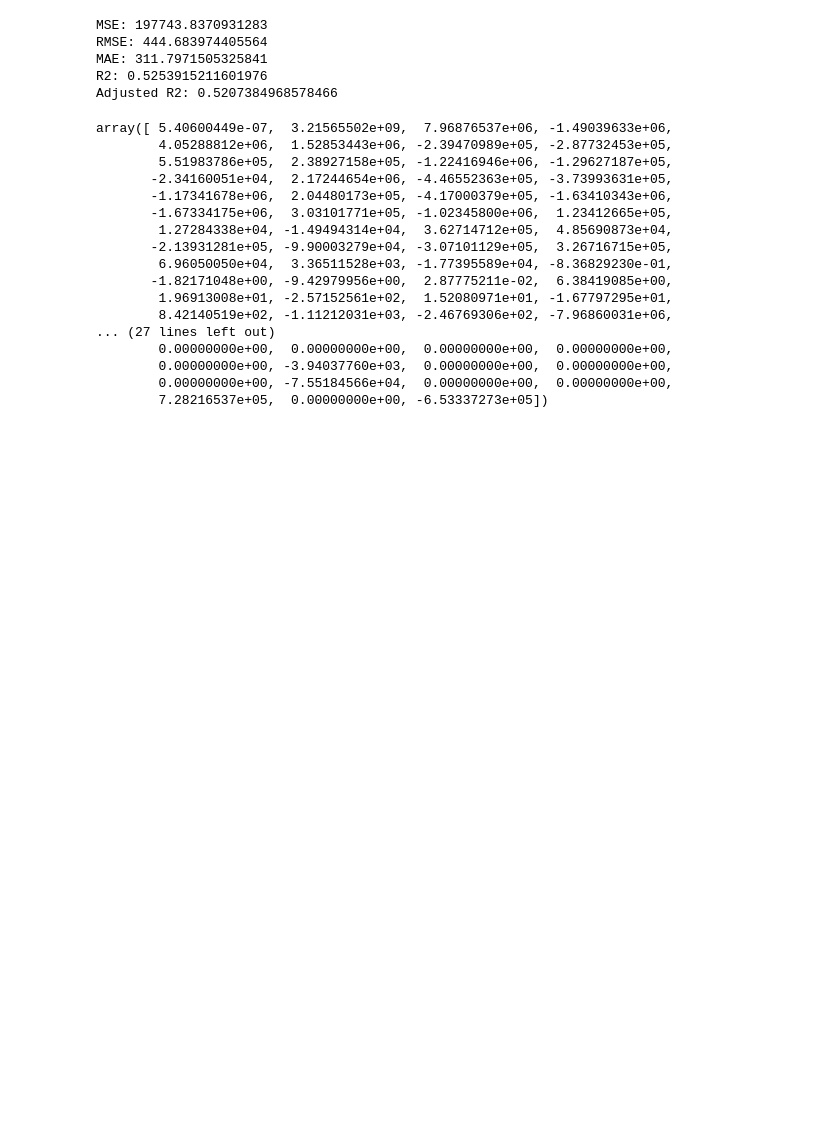
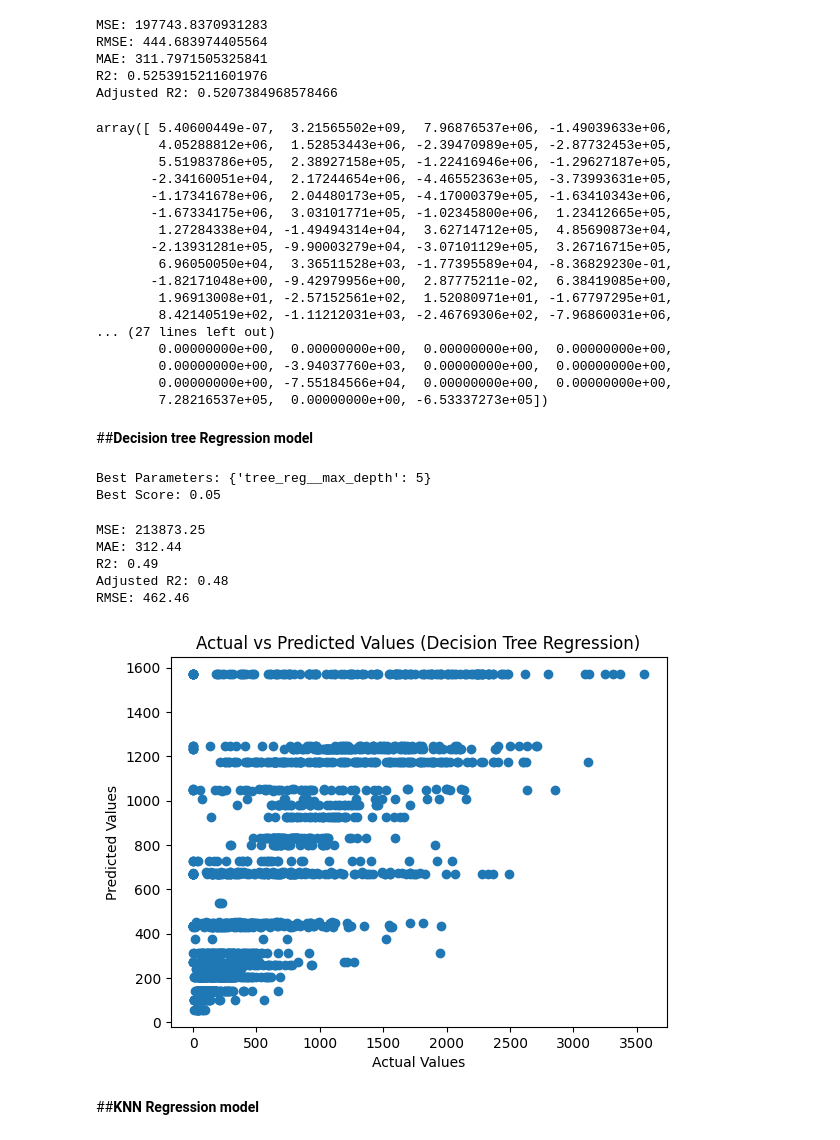
Before and after one commit to shwe-hg/Capstone-Project-On-ML-Regression-, a Jupyter notebook: Project_on_regression.ipynb, the cells around one changed output. Drawn from its saved outputs; the diff is of its cells as text; code cells hidden in the pictures; blank space fills up the shorter version.

```diff
--- a/Project_on_regression.ipynb
+++ b/Project_on_regression.ipynb
@@ -1195,3 +1203,79 @@ array([ 5.40600449e-07,  3.21565502e+09,  7.96876537e+06, -1.49039633e+06,
         0.00000000e+00, -3.94037760e+03,  0.00000000e+00,  0.00000000e+00,
         0.00000000e+00, -7.55184566e+04,  0.00000000e+00,  0.00000000e+00,
         7.28216537e+05,  0.00000000e+00, -6.53337273e+05])
+# %% [markdown]
+##**Decision tree Regression model**
+# %%
+from sklearn.pipeline import Pipeline
+from sklearn.model_selection import GridSearchCV
+from sklearn.tree import DecisionTreeRegressor
+
+# Creating Decision Tree Regressor object
+tree_reg = DecisionTreeRegressor(random_state=42)
+
+# Creating Pipeline object
+pipe = Pipeline(steps=[('tree_reg', tree_reg)])
+
+# Creating GridSearchCV object
+params = {'tree_reg__max_depth': [2, 3, 4, 5]}
+grid = GridSearchCV(pipe, params, cv=5)
+
+# Fitting GridSearchCV on data
+grid.fit(X, Y)
+
+# Getting best parameters and best score
+best_params = grid.best_params_
+best_score = grid.best_score_
+
+# Printing best parameters and best score
+print(f"Best Parameters: {best_params}")
+print(f"Best Score: {best_score:.2f}")
+# %% [output]
+Best Parameters: {'tree_reg__max_depth': 5}
+Best Score: 0.05
+# %%
+# Creating Decision Tree Regressor object
+tree_reg = DecisionTreeRegressor(max_depth=5, random_state=42)
+
+# Fitting Decision Tree Regressor on training data
+tree_reg.fit(X_train, Y_train)
+
+# Predicting on test data
+Y_pred = tree_reg.predict(X_test)
+
+# Computing metrics
+mse = mean_squared_error(Y_test, Y_pred)
+mae = mean_absolute_error(Y_test, Y_pred)
+r2 = r2_score(Y_test, Y_pred)
+
+# Computing adjusted R-squared
+n = len(X_test)
+p = X_test.shape[1]
+adj_r2 = 1 - ((1 - r2) * (n - 1)) / (n - p - 1)
+
+# Computing RMSE
+rmse = np.sqrt(mse)
+
+# Printing metrics
+
+print(f"MSE: {mse:.2f}")
+print(f"MAE: {mae:.2f}")
+print(f"R2: {r2:.2f}")
+print(f"Adjusted R2: {adj_r2:.2f}")
+print(f"RMSE: {rmse:.2f}")
+# %% [output]
+MSE: 213873.25
+MAE: 312.44
+R2: 0.49
+Adjusted R2: 0.48
+RMSE: 462.46
+# %%
+plt.scatter(Y_test, Y_pred)
+plt.xlabel("Actual Values")
+plt.ylabel("Predicted Values")
+plt.title("Actual vs Predicted Values (Decision Tree Regression)")
+plt.show()
+# %% [output]
+[figure, added]
+# %% [markdown]
+##**KNN Regression model**
```
Also changed, not shown: parts of 15 cells of this notebook.
